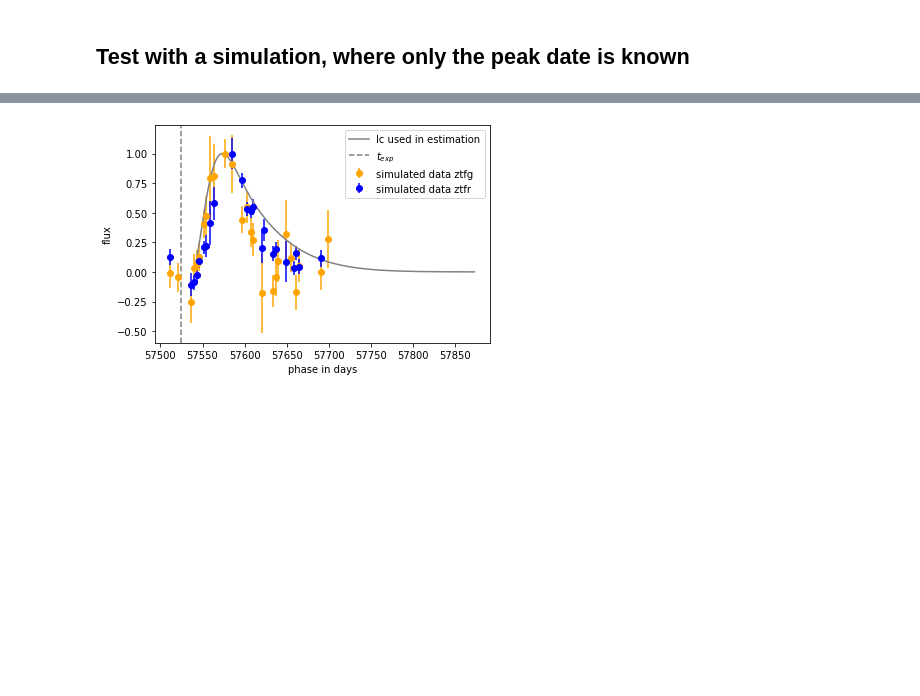
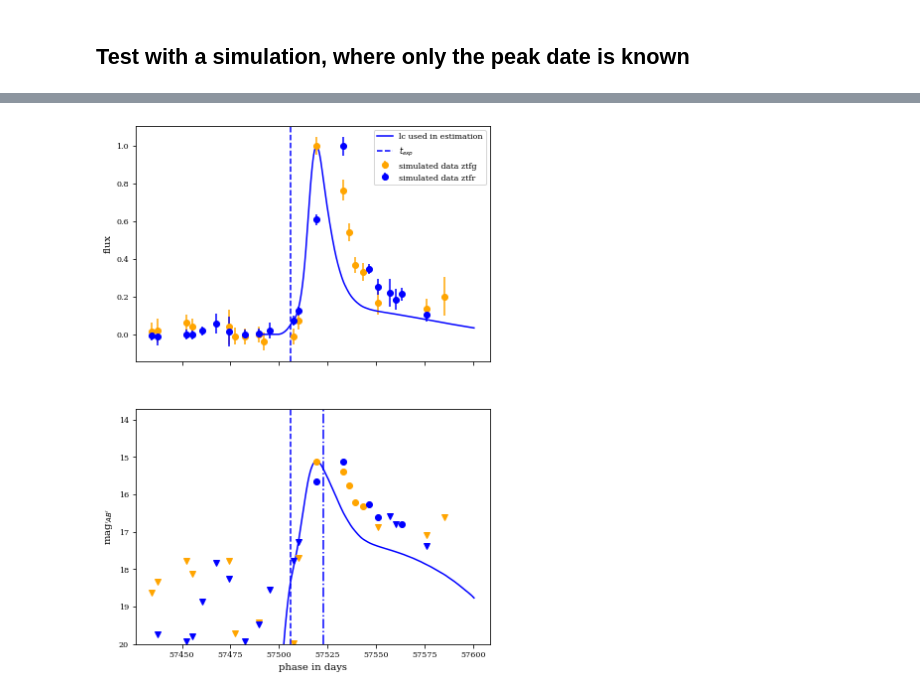
Before and after one commit to JannisNe/ztf_SN-LCs-explosion_time_estimation, a Jupyter notebook: demo/explosion_time_from_times_series/explosion_time_from_peak_mjd.ipynb, the cells around one changed output, grey strips where cells are left out. Cells and saved outputs as stored; diff of their text form; code cells hidden in the pictures; blank space fills up the shorter version.

```diff
--- a/demo/explosion_time_from_times_series/explosion_time_from_peak_mjd.ipynb
+++ b/demo/explosion_time_from_times_series/explosion_time_from_peak_mjd.ipynb
@@ -46,6 +63,7 @@ source.set(amplitude=amp)
 In order to draw the lightcurve, make a time array and calculate the bolometric flux for each step. Normalize the flux to the maximum.
 # %%
 step = 5000
+flux_threshold = 0.05
 time = np.linspace(source.minphase(), source.minphase()+50, step)
 flux = source.bandflux(complete_band, time)
 flux = flux / max(flux)
@@ -366,10 +384,11 @@ flux = flux/max(flux)
 
 peak_mjd = time[np.argmax(flux)]
 
-texp_from_template, t, f = get_explosion_time(simulated_with,
-                                                band=band,
+texp_from_template, t, f, tsource, fsource, model = get_explosion_time(simulated_with,
+                                                peak_band=band,
                                                 peak_mjd=peak_mjd,
                                                 redshift=this_redshift,
+                                                flux_threshold=flux_threshold,
                                                 full_output=True)
 
 fig, ax = plt.subplots()
@@ -405,21 +424,21 @@ difference: 0.053480266593396664
 # %% [markdown]
 ## Test with a simulation, where only the peak date is known ##
 # %%
-generated_with = 'mosfit'
-thisDH = rappidDH.get_dhandler(generated_with)
+generated_with = 'templates'
+thisDH = rappidDH.get_dhandler(generated_with, peak_mag=19)
 with open(thisDH.get_data('sncosmo'), 'rb') as f:
     data = pickle.load(f, encoding='latin1')
 
-ind = 835
+ind = 500
 
-band = None
+band = 'ztfr'
 lc = data['lcs'][ind]
-plot_lc = lc if not band else lc[lc['band'] == band]
+plot_lc = lc # if not band else lc[lc['band'] == band]
 peak_mjd = data['meta']['t_peak'][ind]
 this_redshift = data['meta']['z'][ind]
-peak_band = lc['band'][lc['time'] == peak_mjd]
+peak_band, peak_mag = thisDH.get_peak_band(ind, meta_data=data['meta'])
 
 print('redshift: ' + str(this_redshift))
 print('peak MJD: ' + str(peak_mjd))
-print('peak band: ' + str(peak_band))
+print('peak band: ' + str(peak_band) + '\n')
 # %% [output]
@@ -437,40 +455,76 @@ model.set(t0=texp_true, z=this_redshift, amplitude=1e-12)
 wavelength = [model.minwave(), model.maxwave()]
 transmission = [1, 1]
 complete_band = sncosmo.Bandpass(wavelength, transmission, name='complete band')
+use_band = complete_band if not band else band
 
 time = np.linspace(model.mintime(), model.maxtime(), 5000)
-flux = model.bandflux(complete_band if not band else band, time)
+flux = model.bandflux(use_band, time)
 flux = flux/max(flux)
 
 # shift time so the peak is at peak time
 time = time - time[np.argmax(flux)] + peak_mjd
 
-texp_from_template, t, f = get_explosion_time(thisDH.get_spectral_time_evolution_file(ind),
-                                                            band=band,
+texp_from_template, t, f, tsource, fsource, model = get_explosion_time(thisDH.get_spectral_time_evolution_file(ind),
+                                                            peak_band=peak_band,
+                                                            band='ztfg',
                                                             peak_mjd=peak_mjd,
                                                             redshift=this_redshift,
+                                                            flux_threshold=flux_threshold,
                                                             full_output=True)
 
 print(peak_mjd - texp_from_template)
 
-fig, ax = plt.subplots()
+fig, (ax, ax_mag) = plt.subplots(nrows=2, sharex=True, figsize=[6.4, 9.6])
 
 ax.plot(t, f, bandcolors(band), label='lc used in estimation')
+ax_mag.plot(t, band_flux_to_mag(f, use_band), bandcolors(band), label='lc used in estimation')
 
 for plot_band in np.unique(plot_lc['band']):
+
     band_lc = plot_lc[plot_lc['band'] == plot_band]
-    ax.errorbar(band_lc['time'], band_lc['flux']/max(band_lc['flux']),
-                yerr=band_lc['fluxerr']/max(band_lc['flux']),
-                color=bandcolors(plot_band), ls='', marker='o', label='simulated data ' + plot_band)
+    mag_mask = band_lc['flux'] / band_lc['fluxerr'] >= 5
 
-ax.axvline(texp_from_template, ls='--', color=bandcolors(band), label=r'$t_{exp}$')
+    normed_flux = band_lc['flux']/max(band_lc['flux'])
+    normed_flux_err = band_lc['fluxerr']/max(band_lc['flux'])
+    label = 'simulated data ' + plot_band
+
+    ax.errorbar(band_lc['time'], normed_flux, yerr=normed_flux_err,
+                color=bandcolors(plot_band), ls='', marker='o', label=label)
+
+    print(np.shape(normed_flux))
+
+    mag = band_flux_to_mag(normed_flux, use_band)
+    mag_err_interval = [(band_flux_to_mag(f_i - ferr_i/2, use_band), band_flux_to_mag(f_i + ferr_i/2, use_band))
+               for f_i, ferr_i in zip(normed_flux, normed_flux_err)]
+    mag_err = np.array([
+        (i[0] - mag, i[1] - mag)
+        for i, mag in zip(mag_err_interval, mag)
+    ])
 
 
-ax.set_xlabel('phase in days')
+    ax_mag.errorbar(
+        band_lc['time'][mag_mask],
+        mag[mag_mask],
+        yerr = mag_err[mag_mask].T,
+        color = bandcolors(plot_band), ls='', marker='o', label=label
+    )
+    ax_mag.plot(
+        band_lc['time'][np.invert(mag_mask)],
+        band_flux_to_mag(normed_flux[np.invert(mag_mask)] + normed_flux_err[np.invert(mag_mask)]/2, use_band),
+        ls='', marker='v', label='upper limits', color=bandcolors(plot_band)
+    )
+
+ax_mag.axvline(peak_mjd, ls='-.', color=bandcolors(peak_band), label='true peak')
+ax_mag.set_ylim([20, ax_mag.get_ylim()[0]])
+
+for a in [ax, ax_mag]:
+    a.axvline(texp_from_template, ls='--', color=bandcolors(band), label=r'$t_{exp}$')
+
+ax_mag.set_xlabel('phase in days')
+ax.legend()
+
 ax.set_ylabel('flux')
-if band:
-    ax.set_title("flux in " + band)
-ax.legend()
+ax_mag.set_ylabel(fr'mag$_{ {magsys_name} }$')
 
 plt.show()
 plt.close()
@@ -479 +535 @@ plt.close()
-[figure, old version]
+[figure, new version]
```
Also changed, not shown: parts of 16 cells of this notebook.
